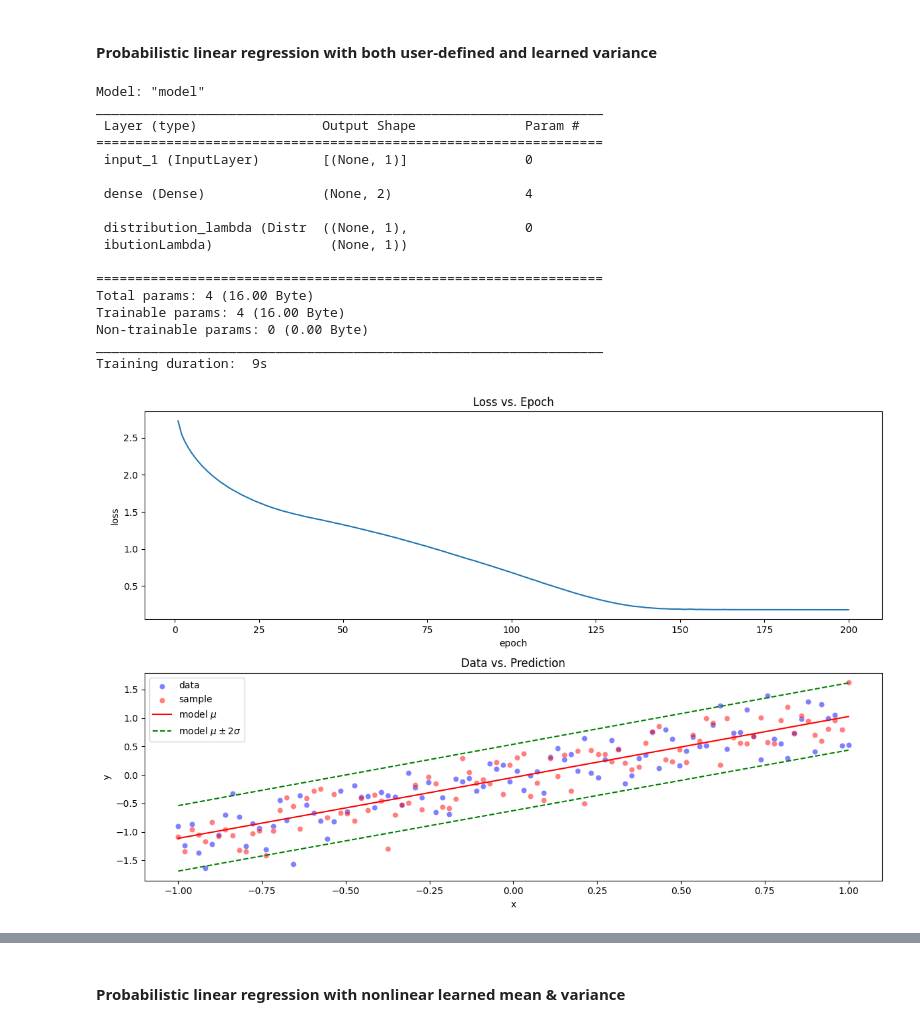
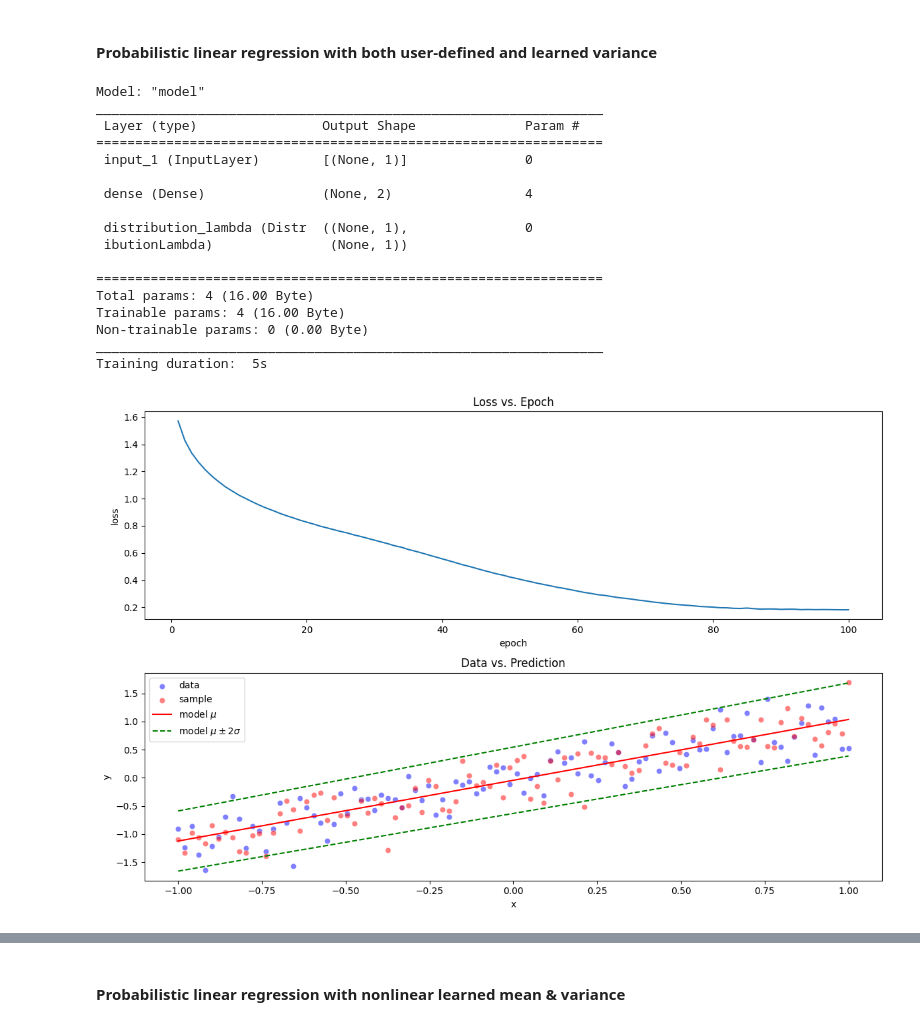
Before and after one commit to MengOonLee/Deep_learning, a Jupyter notebook: TensorFlow/Probabilistic/Bayesian/Bayesian.ipynb, the cells around one changed output, grey strips where cells are left out. Saved outputs shown, nothing was run; the diff lists cells and outputs as text; code cells hidden in the pictures.

```diff
--- a/TensorFlow/Probabilistic/Bayesian/Bayesian.ipynb
+++ b/TensorFlow/Probabilistic/Bayesian/Bayesian.ipynb
@@ -512,7 +514,7 @@ callbacks = tf.keras.callbacks.CallbackList(model=model,
     add_history=True, callbacks=[ckptModel, reduceLR])
 
 start_time = time.time()
-num_epochs = 200
+num_epochs = 100
 history = []
 callbacks.on_train_begin(logs=None)
 for epoch in range(num_epochs):
@@ -545,44 +547,50 @@ Total params: 4 (16.00 Byte)
 Trainable params: 4 (16.00 Byte)
 Non-trainable params: 0 (0.00 Byte)
 _________________________________________________________________
-Training duration:  9s
+Training duration:  5s
 # %%
 import pandas as pd
 import matplotlib.pyplot as plt
 import seaborn as sns
 
 df_history = pd.DataFrame(history)
 df_history["epoch"] = df_history.index + 1
 
 fig, axes = plt.subplots(nrows=2, ncols=1, figsize=(12, 8))
 axes[0].set_xlabel(xlabel="epoch")
 axes[0].set_ylabel(ylabel="loss")
-axes[0].set_title(label=f"Loss vs. Epoch")
-sns.lineplot(ax=axes[0], data=df_history, x="epoch", y=f"train_loss")
+axes[0].set_title(label="Loss vs. Epoch")
+sns.lineplot(ax=axes[0], data=df_history, x="epoch", y="train_loss")
 
 # Plot the data and a sample from the model
 model.load_weights(ckptPath)
 distrib = model(inputs=x_train)
 y_pred = distrib.sample()
 mean_pred = distrib.mean()
-sd_pred = distrib.stddev()
+stddev_pred = distrib.stddev()
 
 axes[1].set_xlabel(xlabel="x")
 axes[1].set_ylabel(ylabel="y")
-axes[1].set_title(label=f"Data vs. Prediction")
+axes[1].set_title(label="Data vs. Prediction")
+x = x_train[:, 0]
+y = y_train[:, 0]
 sns.scatterplot(ax=axes[1], label="data", color="blue", alpha=0.5,
-    x=x_train[:, 0], y=y_train[:, 0])
+    x=x, y=y)
+y = y_pred[:, 0]
 sns.scatterplot(ax=axes[1], label="sample", color="red", alpha=0.5,
-    x=x_train[:, 0], y=y_pred[:, 0])
+    x=x, y=y)
+y = mean_pred[:, 0]
 sns.lineplot(ax=axes[1], label="model $\mu$", color="red",
-    x=x_train[:, 0], y=mean_pred[:, 0])
+    x=x, y=y)
+y = mean_pred[:, 0] + 2*stddev_pred[:, 0]
 sns.lineplot(ax=axes[1], label="model $\mu \pm 2 \sigma$", color="green",
-    linestyle="--", x=x_train[:, 0], y=mean_pred[:, 0] + 2*sd_pred[:, 0])
+    linestyle="--", x=x, y=y)
+y = mean_pred[:, 0] - 2*stddev_pred[:, 0]
 sns.lineplot(ax=axes[1], color="green", linestyle="--",
-    x=x_train[:, 0], y=mean_pred[:, 0] - 2*sd_pred[:, 0])
+    x=x, y=y)
 axes[1].legend(loc="best")
 
 fig.tight_layout()
 plt.show()
 # %% [output]
-[figure, old version]
+[figure, new version]
```
Also changed, not shown: parts of 22 cells of this notebook.
